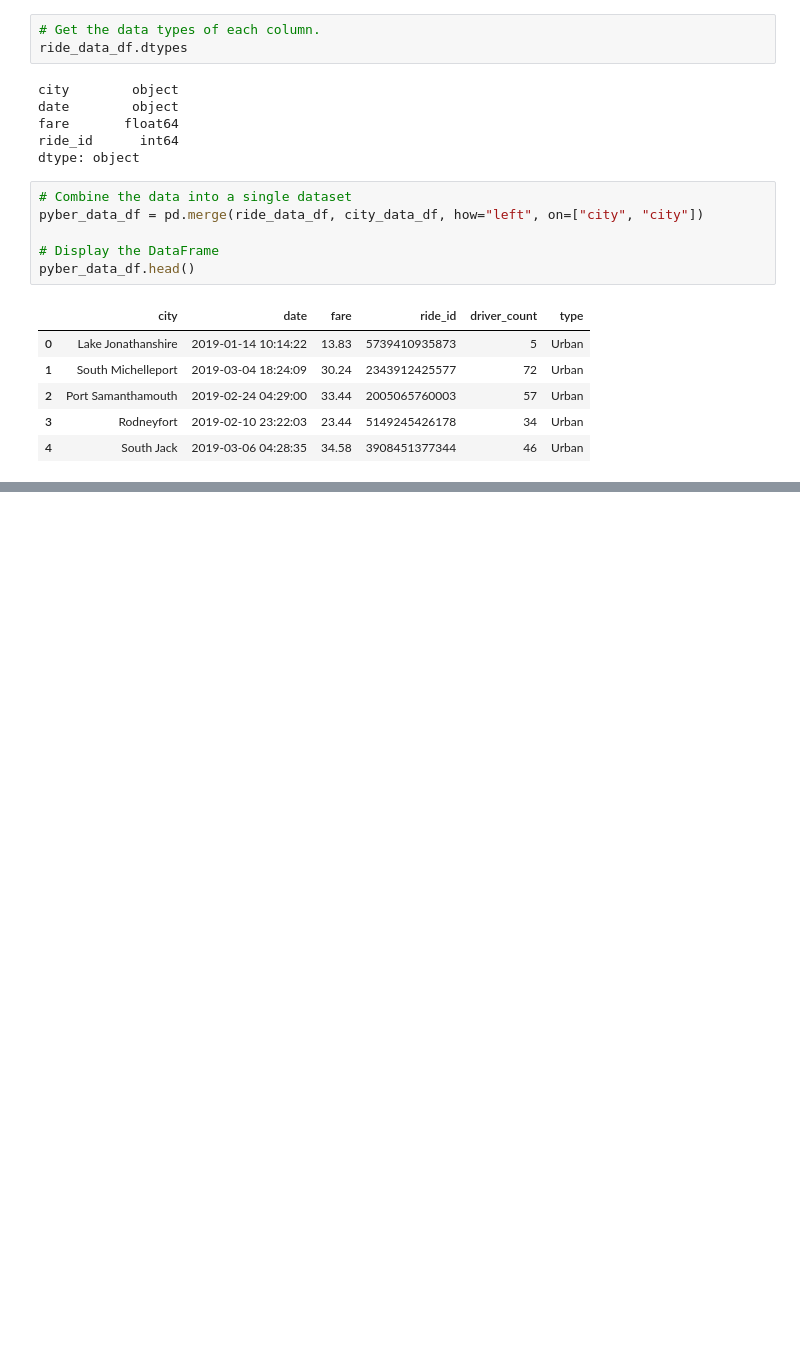
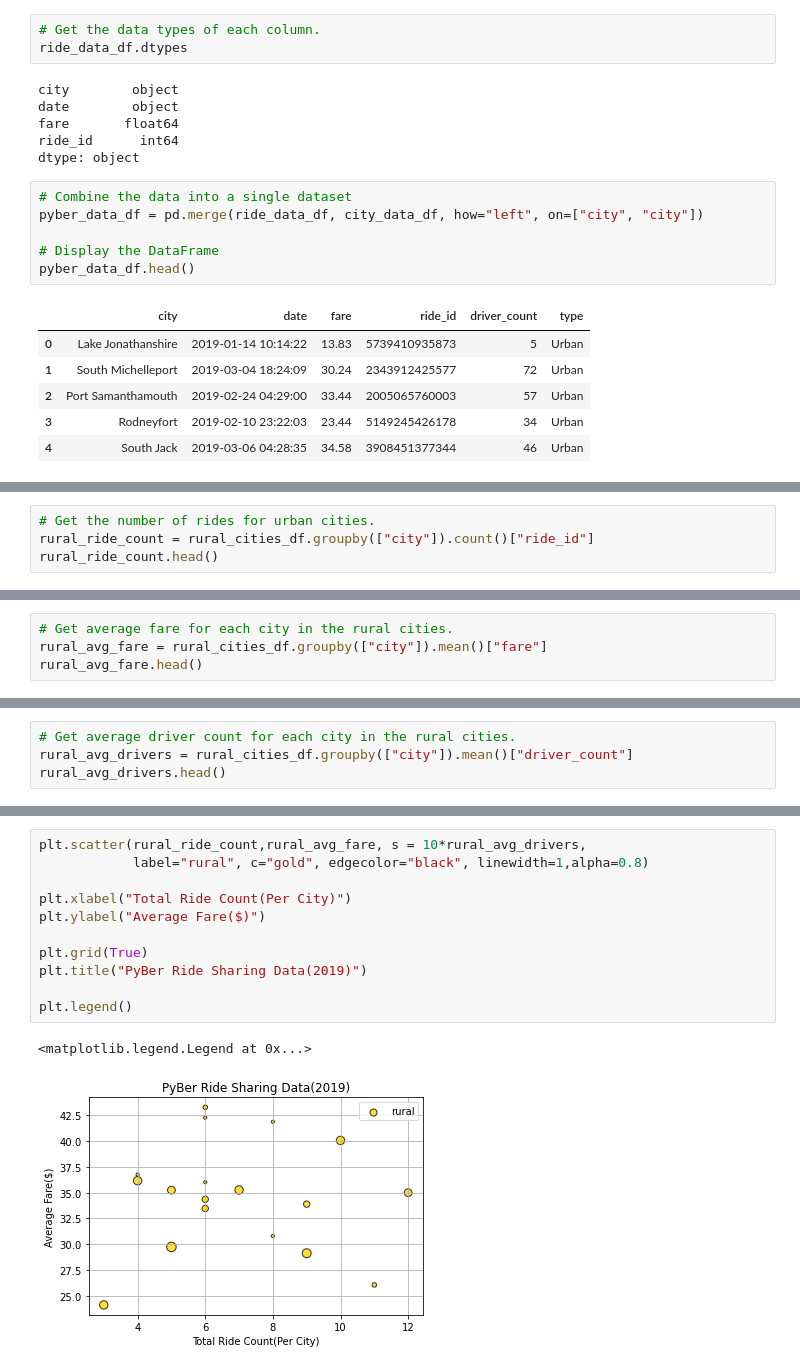
Before and after one commit to ihyun1/PyBer_Analysis, a Jupyter notebook: Pyber.ipynb, the cells around one changed output, grey strips where cells are left out. Drawn from its saved outputs; the diff is of its cells as text; blank space fills up the shorter version.

```diff
--- a/Pyber.ipynb
+++ b/Pyber.ipynb
@@ -104,0 +128,4 @@ total_suburban_rides = pyber_data_df.loc[(pyber_all_data_df['type'] == "Suburban
+# %%
+# Get the number of rides for urban cities.
+rural_ride_count = rural_cities_df.groupby(["city"]).count()["ride_id"]
+rural_ride_count.head()
@@ -104,0 +176,4 @@ total_suburban_rides = pyber_data_df.loc[(pyber_all_data_df['type'] == "Suburban
+# %%
+# Get average fare for each city in the rural cities.
+rural_avg_fare = rural_cities_df.groupby(["city"]).mean()["fare"]
+rural_avg_fare.head()
@@ -104,0 +212,4 @@ total_suburban_rides = pyber_data_df.loc[(pyber_all_data_df['type'] == "Suburban
+# %%
+# Get average driver count for each city in the rural cities.
+rural_avg_drivers = rural_cities_df.groupby(["city"]).mean()["driver_count"]
+rural_avg_drivers.head()
@@ -104,0 +252,14 @@ total_suburban_rides = pyber_data_df.loc[(pyber_all_data_df['type'] == "Suburban
+# %%
+plt.scatter(rural_ride_count,rural_avg_fare, s = 10*rural_avg_drivers,
+            label="rural", c="gold", edgecolor="black", linewidth=1,alpha=0.8)
+
+plt.xlabel("Total Ride Count(Per City)")
+plt.ylabel("Average Fare($)")
+
+plt.grid(True)
+plt.title("PyBer Ride Sharing Data(2019)")
+
+plt.legend()
+# %% [output]
+<matplotlib.legend.Legend at 0x...>
+[figure, added]
```
Also changed, not shown: parts of 15 cells of this notebook, 1 other file.
